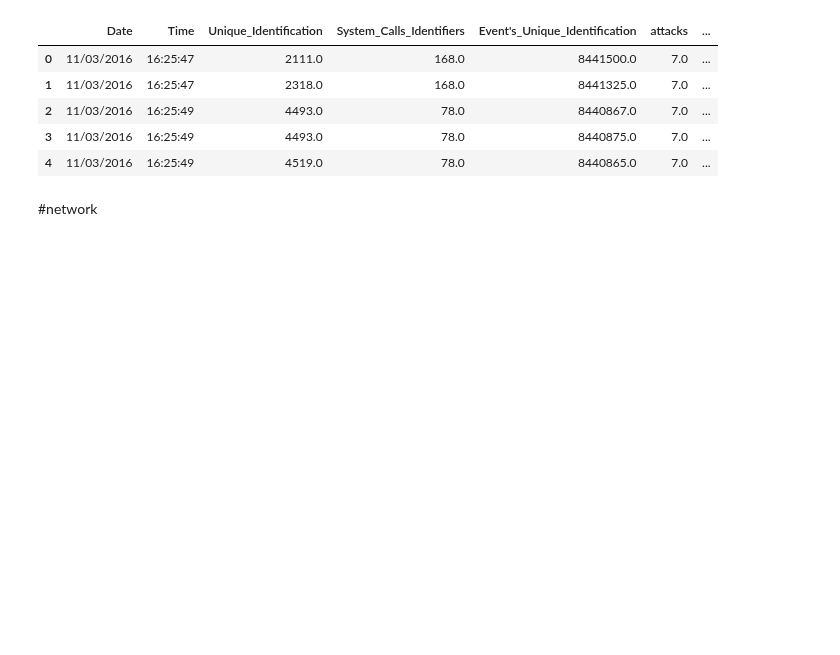
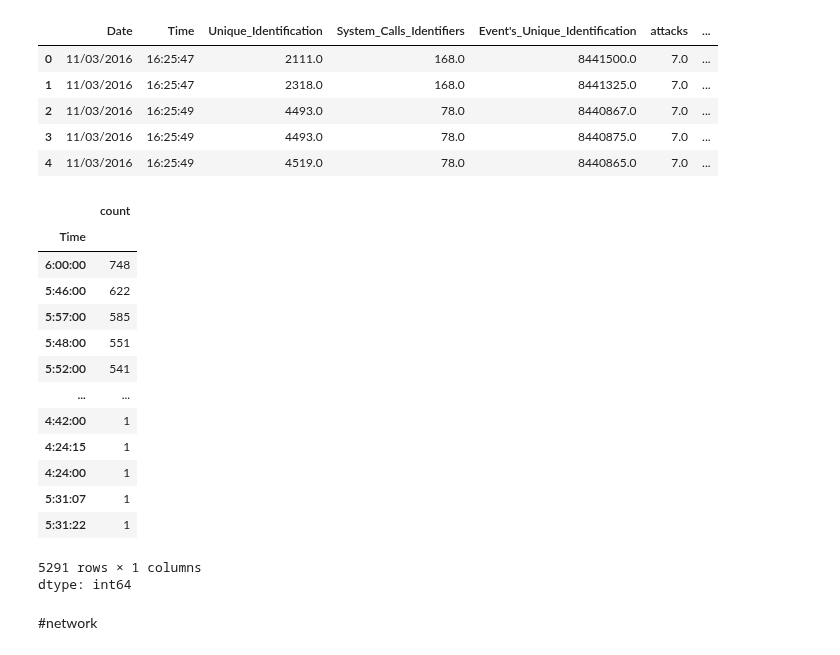
Before and after one commit to hananbahtiti/Hybrid-Intrusion-detection-Systems, a Jupyter notebook: data_preprocessing.ipynb, the cells around one changed output. Drawn from its saved outputs; the diff is of its cells as text; code cells hidden in the pictures; blank space fills up the shorter version.

```diff
--- a/data_preprocessing.ipynb
+++ b/data_preprocessing.ipynb
@@ -252,6 +274,25 @@ memory usage: 197.4+ MB
 | 2 | 11/03/2016 | 16:25:49 | 4493.0 | 78.0 | 8440867.0 | 7.0 | ... |
 | 3 | 11/03/2016 | 16:25:49 | 4493.0 | 78.0 | 8440875.0 | 7.0 | ... |
 | 4 | 11/03/2016 | 16:25:49 | 4519.0 | 78.0 | 8440865.0 | 7.0 | ... |
+# %%
+df = pd.read_csv('/content/NGIDS/NGIDS-DS-v1/host logs/21_encoded.csv')
+df['Time'].value_counts() # Changed 'vaule_counts()' to 'value_counts()'
+# %% [output]
+|  | count |
+| Time |  |
+| 6:00:00 | 748 |
+| 5:46:00 | 622 |
+| 5:57:00 | 585 |
+| 5:48:00 | 551 |
+| 5:52:00 | 541 |
+| ... | ... |
+| 4:42:00 | 1 |
+| 4:24:15 | 1 |
+| 4:24:00 | 1 |
+| 5:31:07 | 1 |
+| 5:31:22 | 1 |
+5291 rows × 1 columns
+dtype: int64
 # %% [markdown]
 #network
 # %%
```
Also changed, not shown: parts of 1 cell of this notebook.
